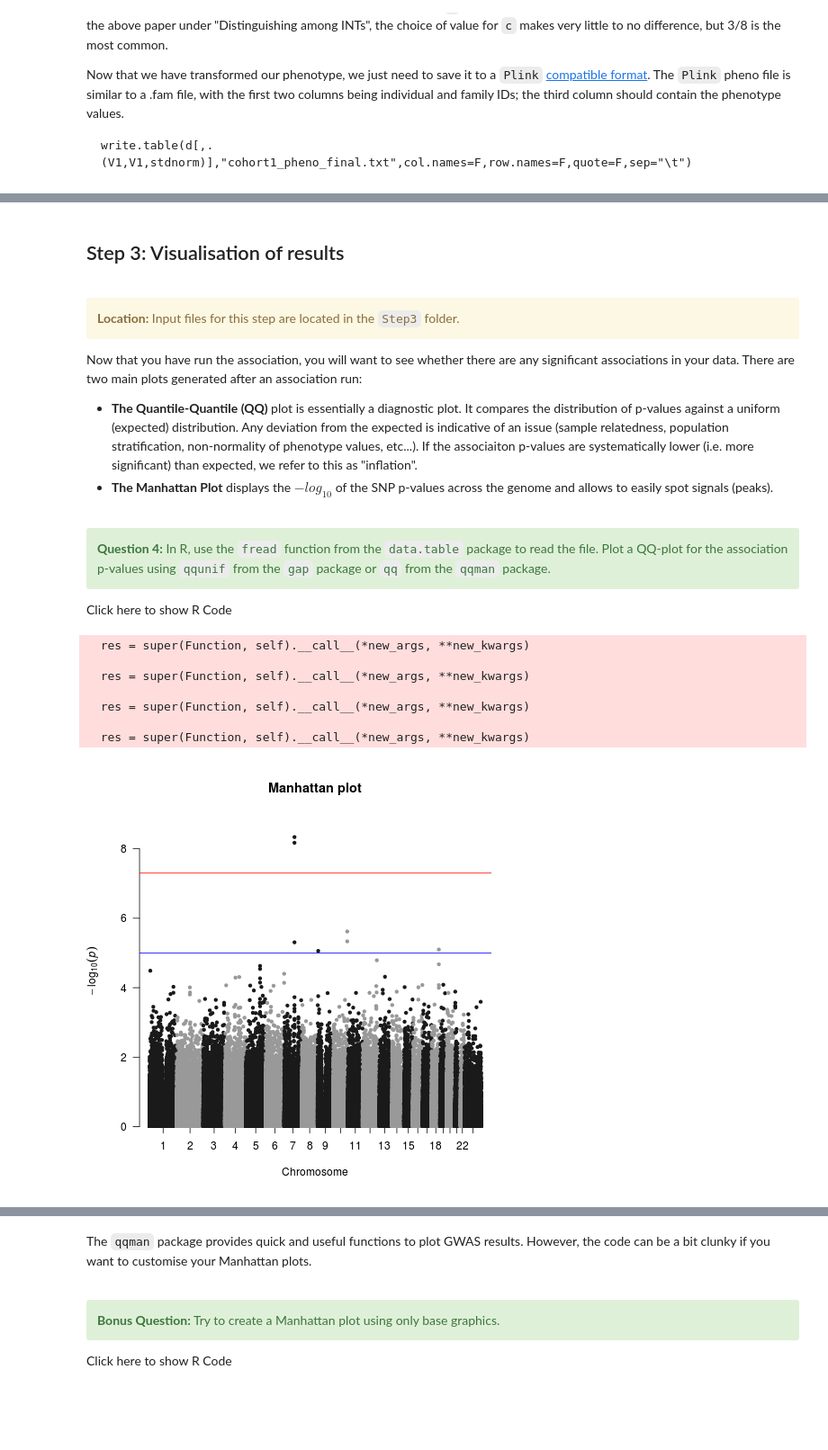
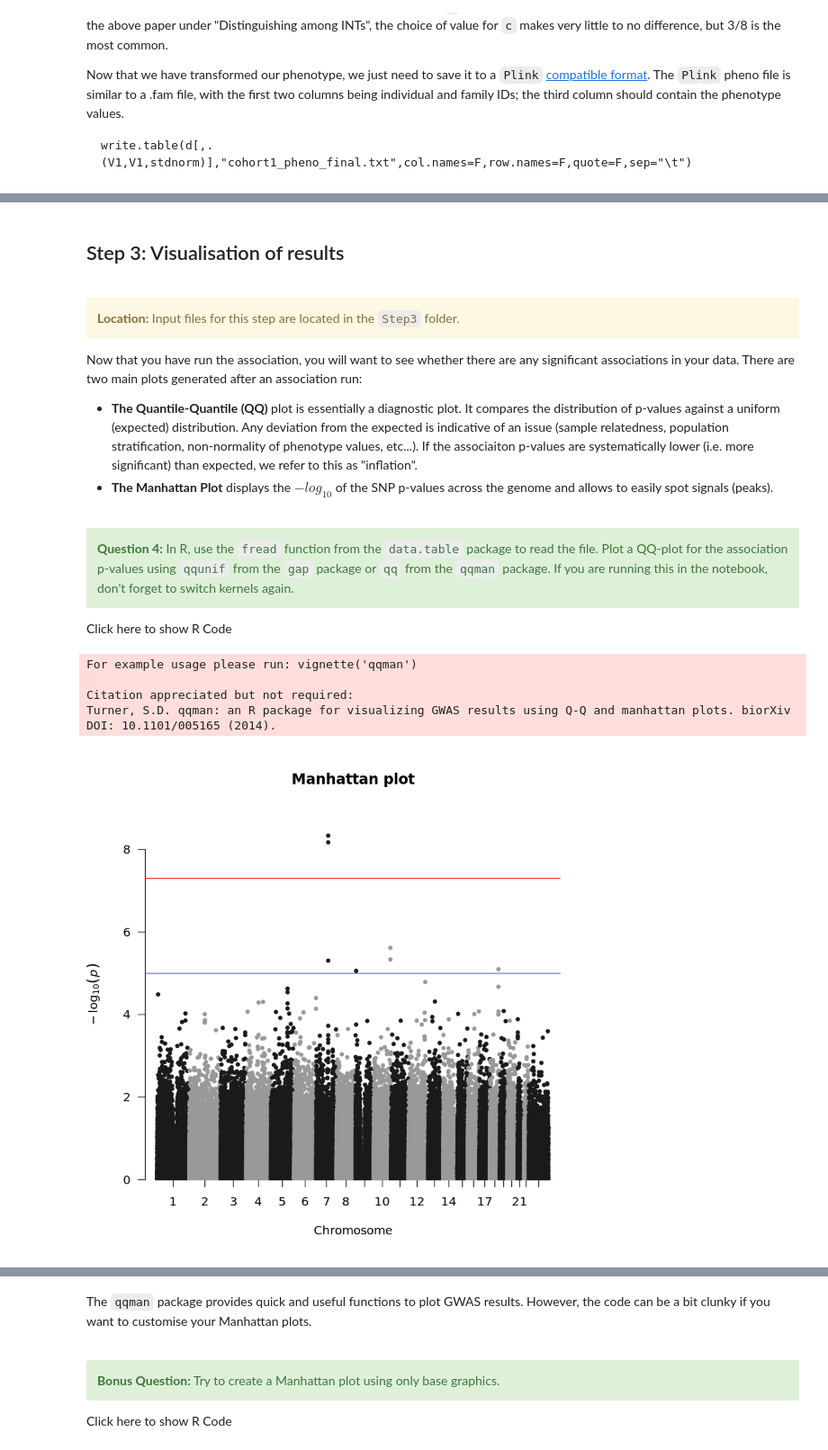
Before and after one commit to hmgu-itg/teaching_binder, a Jupyter notebook: Workshop.ipynb, the cells around one changed output, grey strips where cells are left out. Shown: that part at 90% size. Saved outputs shown, nothing was run; the diff lists cells and outputs as text; code cells hidden in the pictures; blank space fills up the shorter version.

```diff
--- a/Workshop.ipynb
+++ b/Workshop.ipynb
@@ -255,23 +349,20 @@ There are two main plots generated after an association run:
 
 <br>
 
-<div class="alert alert-success"><b>Question 4:</b>  In R, use the <code>fread</code> function from the <code>data.table</code> package to read the file. Plot a QQ-plot for the association p-values using <code>qqunif</code> from the <code>gap</code> package or <code>qq</code> from the <code>qqman</code> package.</div>
+<div class="alert alert-success"><b>Question 4:</b>  In R, use the <code>fread</code> function from the <code>data.table</code> package to read the file. Plot a QQ-plot for the association p-values using <code>qqunif</code> from the <code>gap</code> package or <code>qq</code> from the <code>qqman</code> package. If you are running this in the notebook, don't forget to switch kernels again.</div>
 
 
 <button type="button" class="btn btn-primary" onClick="code_toggle()">Click here to show R Code</button>
 # %%
-%%R
+
 library(data.table)
 library(qqman)
-d=fread("Step3/cohort1_assoc.qassoc")
+d=fread("data/Step3/cohort1_assoc.qassoc")
 manhattan(d,main="Manhattan plot")
 # %% [output]
-  res = super(Function, self).__call__(*new_args, **new_kwargs)
+For example usage please run: vignette('qqman')
 
-  res = super(Function, self).__call__(*new_args, **new_kwargs)
-
-  res = super(Function, self).__call__(*new_args, **new_kwargs)
-
-  res = super(Function, self).__call__(*new_args, **new_kwargs)
+Citation appreciated but not required:
+Turner, S.D. qqman: an R package for visualizing GWAS results using Q-Q and manhattan plots. biorXiv DOI: 10.1101/005165 (2014).
-[figure, old version]
+[figure, new version]
 # %%
```
Also changed, not shown: parts of 34 cells of this notebook.
